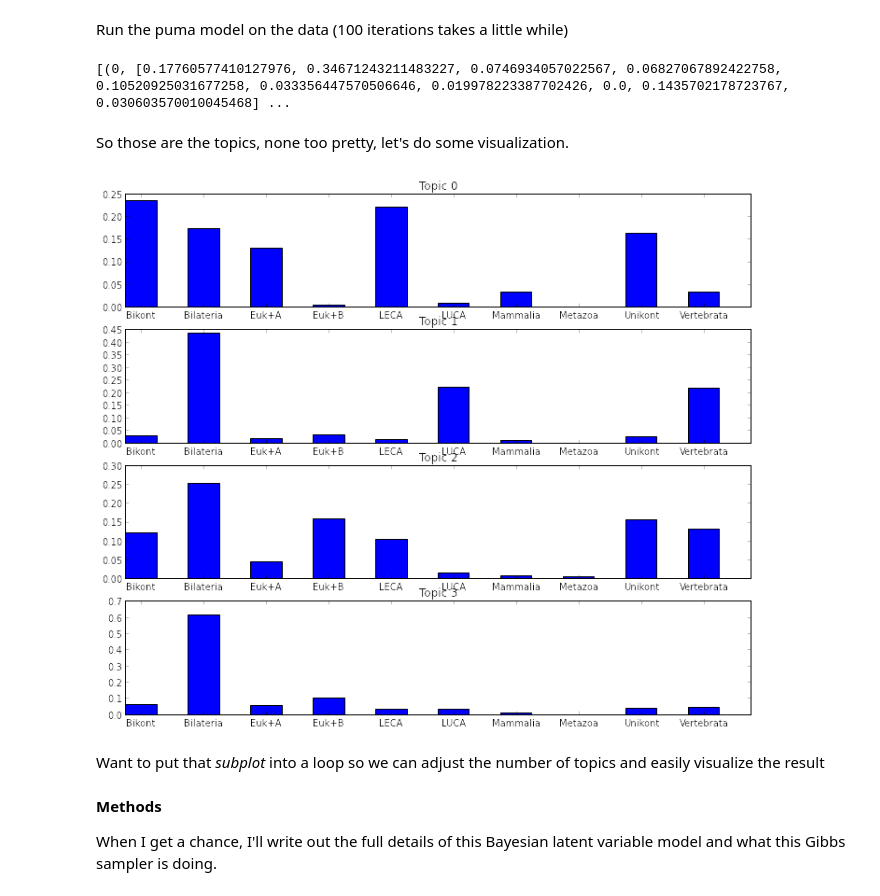
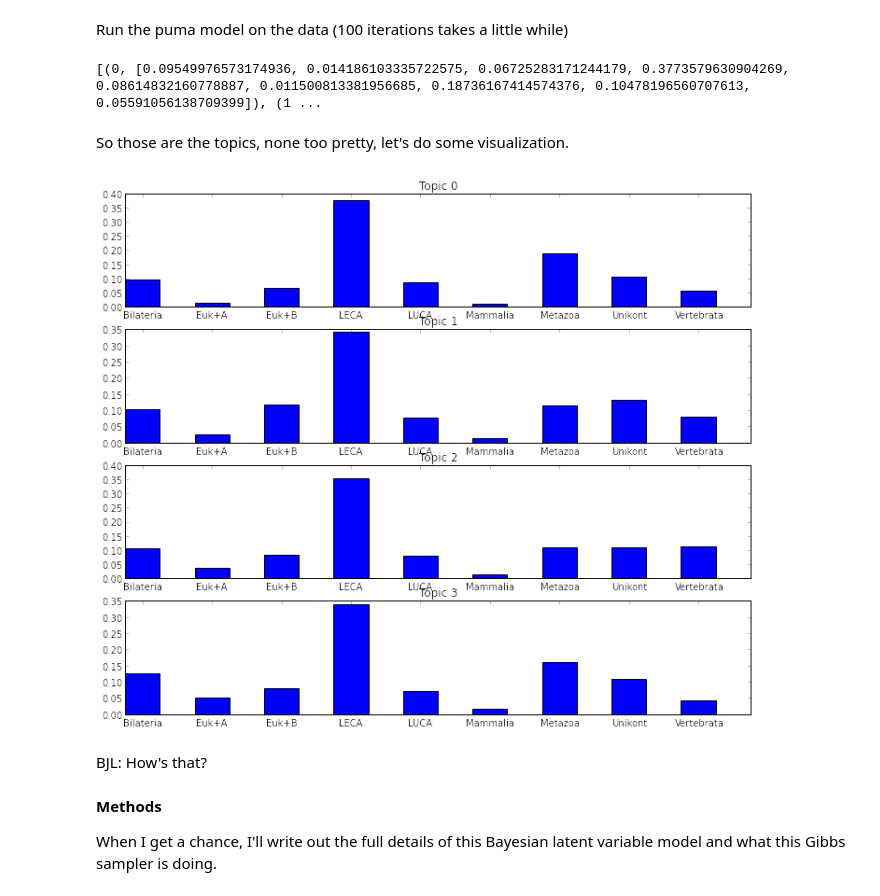
Before and after one commit to bliebeskind/Gene-Ages, a Jupyter notebook: topics/notebooks/puma.ipynb, the cells around one changed output. Cells and saved outputs as stored; diff of their text form; code cells hidden in the pictures.

```diff
--- a/topics/notebooks/puma.ipynb
+++ b/topics/notebooks/puma.ipynb
@@ -105,6 +105,6 @@ def dataIngest(filename):
         txt = inFile.read()
     lines = txt.split("\n")
     columnNames = lines[0].split("\t")[1:]
-    dataset =  [ProteinComplex(line.split("\t")[0],[int(i) for i in line.split("\t")[1:]]) for line in lines[1:-1] ] # some rough python...
+    dataset =  [ProteinComplex(line.split("\t")[0],[float(i) for i in line.split("\t")[1:]]) for line in lines[1:-1] ] # some rough python...
     return dataset, columnNames
 # %% [markdown]
@@ -112,5 +112,5 @@ Now we read in the data file
 # %%
-dataset, columnNames = dataIngest("../fixtures/corum_phylome_ages.txt")
+dataset, columnNames = dataIngest("../fixtures/corum_phylome_dist.txt")
 vocab_dictionary = dict(zip(range(len(columnNames)), columnNames ))
 # %% [markdown]
 Run the puma model on the data (100 iterations takes a little while)
@@ -121,40 +121,31 @@ result = p.run(corpus,num_topics=4, iterations= 100)
 # %%
 print result
 # %% [output]
-[(0, [0.17760577410127976, 0.34671243211483227, 0.0746934057022567, 0.06827067892422758, 0.10520925031677258, 0.033356447570506646, 0.019978223387702426, 0.0, 0.1435702178723767, 0.030603570010045468] ...
+[(0, [0.09549976573174936, 0.014186103335722575, 0.06725283171244179, 0.3773579630904269, 0.08614832160778887, 0.011500813381956685, 0.18736167414574376, 0.10478196560707613, 0.05591056138709399]), (1 ...
 # %% [markdown]
 So those are the topics, none too pretty, let's do some visualization.
 # %%
 import matplotlib.pyplot as plt
 plt.rcParams['figure.figsize'] = 12, 10 #this changes the size of figures in this notebook
-# %%
-plt.figure(2)
-bar_width = 0.5
-plt.subplot(411)
-plt.bar(index,result[0][1], bar_width)
-plt.xticks(index + bar_width/2, vocab_dictionary.values())
-plt.title('Topic 0')
-
-plt.subplot(412)
-plt.bar(index,result[1][1], bar_width)
-plt.xticks(index + bar_width/2, vocab_dictionary.values())
-plt.title('Topic 1')
-
-plt.subplot(413)
-plt.bar(index,result[2][1], bar_width)
-plt.xticks(index + bar_width/2, vocab_dictionary.values())
-plt.title('Topic 2')
-
-plt.subplot(414)
-plt.bar(index,result[3][1], bar_width)
-plt.xticks(index + bar_width/2, vocab_dictionary.values())
-plt.title('Topic 3')
-
-plt.show()
-# %% [output]
-[figure, removed]
-# %% [markdown]
-Want to put that *subplot* into a loop so we can adjust the number of topics and easily visualize the result
+# %%
+plt.figure(2)
+bar_width = 0.5
+
+for i in result:
+    topicIndex,topicParams = i[0],i[1]
+    index = np.arange(len(topicParams))
+    loc = int("41" + str(topicIndex + 1))
+    plt.subplot(loc)
+    plt.bar(index,result[topicIndex][1], bar_width)
+    plt.xticks(index + bar_width/2, vocab_dictionary.values())
+    topicName = "Topic " + str(topicIndex)
+    plt.title(topicName)
+
+plt.show()
+# %% [output]
+[figure, added]
+# %% [markdown]
+BJL: How's that?
 # %% [markdown]
 **Methods**
 
```
Also changed, not shown: parts of 1 cell of this notebook.
